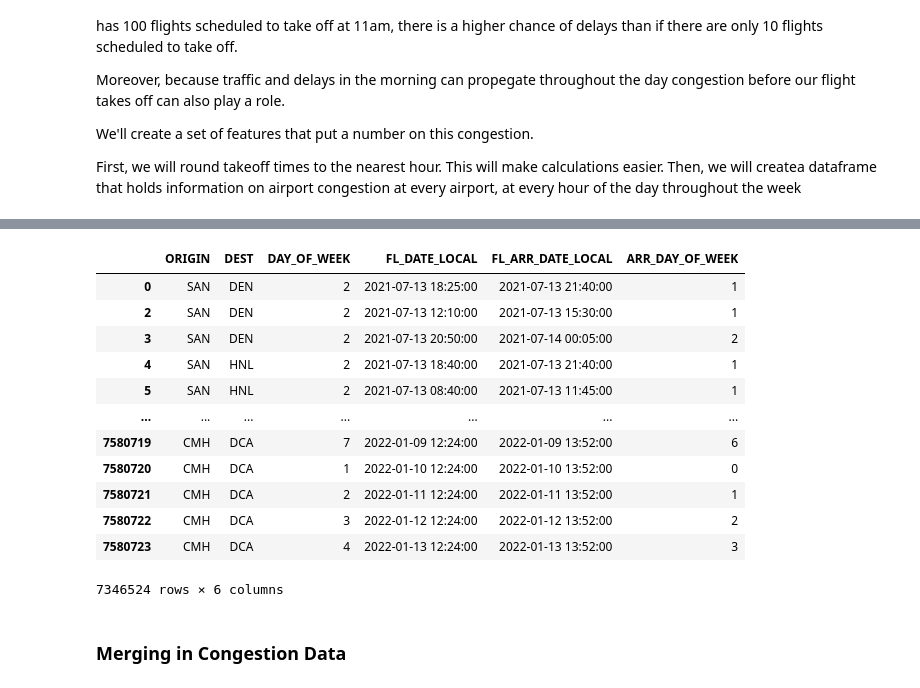
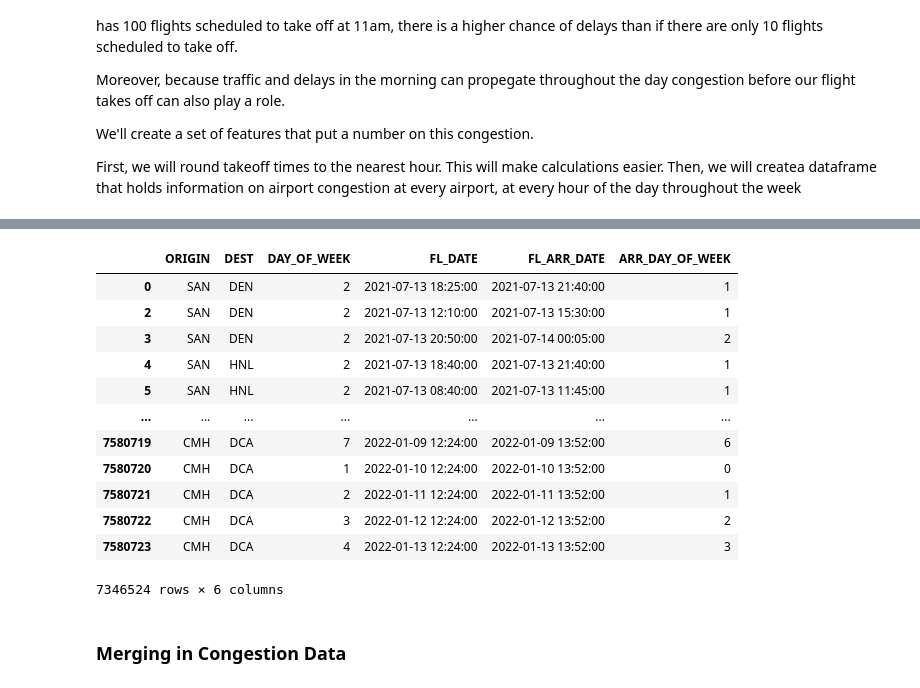
Before and after one commit to robertharrow/detecting-severe-flight-delays, a Jupyter notebook: 1. Data Preparation & Cleaning.ipynb, the cells around one changed output, grey strips where cells are left out. Saved outputs shown, nothing was run; the diff lists cells and outputs as text; code cells hidden in the pictures.

```diff
--- a/1. Data Preparation & Cleaning.ipynb
+++ b/1. Data Preparation & Cleaning.ipynb
@@ -255,9 +255,40 @@ carrier_data['FL_ARR_DATE_LOCAL_ROUNDED'] = carrier_data['FL_ARR_DATE_LOCAL_ROUN
+# %%
+carrier_data['takeoff-hour'] = carrier_data['FL_DATE'].dt.hour.astype(int)
+carrier_data['arriving-hour'] = carrier_data['FL_ARR_DATE'].dt.hour.astype(int)
+# %%
+conditions = [
+    (carrier_data['takeoff-hour'] >= 5) & (carrier_data['takeoff-hour'] <= 8),
+    (carrier_data['takeoff-hour'] >= 8) & (carrier_data['takeoff-hour'] <= 12),
+    (carrier_data['takeoff-hour'] > 12) & (carrier_data['takeoff-hour'] <= 15),
+    (carrier_data['takeoff-hour'] > 15) & (carrier_data['takeoff-hour'] <= 17),
+    (carrier_data['takeoff-hour'] > 17) & (carrier_data['takeoff-hour'] <= 19),
+    (carrier_data['takeoff-hour'] > 19) & (carrier_data['takeoff-hour'] <= 21),
+    (carrier_data['takeoff-hour'] >= 0) & (carrier_data['takeoff-hour'] < 5),
+    (carrier_data['takeoff-hour'] > 21)
+]
+values = ['Early Morning', 'Late Morning', 'Early Afternoon', 'Late Afternoon', 'Early Evening',  'Late Evening', 'Night', 'Night']
+
+carrier_data['takeoff-time-of-day'] = np.select(conditions, values)
+# %%
+arr_conditions = [
+    (carrier_data['arriving-hour'] >= 5) & (carrier_data['arriving-hour'] <= 8),
+    (carrier_data['arriving-hour'] >= 8) & (carrier_data['arriving-hour'] <= 12),
+    (carrier_data['arriving-hour'] > 12) & (carrier_data['arriving-hour'] <= 15),
+    (carrier_data['arriving-hour'] > 15) & (carrier_data['arriving-hour'] <= 17),
+    (carrier_data['arriving-hour'] > 17) & (carrier_data['arriving-hour'] <= 19),
+    (carrier_data['arriving-hour'] > 19) & (carrier_data['arriving-hour'] <= 21),
+    (carrier_data['arriving-hour'] >= 0) & (carrier_data['arriving-hour'] < 5),
+    (carrier_data['arriving-hour'] > 21)
+]
+arr_values = ['Early Morning', 'Late Morning', 'Early Afternoon', 'Late Afternoon', 'Early Evening',  'Late Evening', 'Night', 'Night']
+
+carrier_data['arrival-time-of-day'] = np.select(arr_conditions, arr_values)
 # %%
-carrier_data['ARR_DAY_OF_WEEK'] = carrier_data['FL_ARR_DATE_LOCAL'].dt.dayofweek
+carrier_data['ARR_DAY_OF_WEEK'] = carrier_data['FL_ARR_DATE'].dt.dayofweek
 # %%
-carrier_data[['ORIGIN', 'DEST', 'DAY_OF_WEEK', 'FL_DATE_LOCAL', 'FL_ARR_DATE_LOCAL', 'ARR_DAY_OF_WEEK']]
+carrier_data[['ORIGIN', 'DEST', 'DAY_OF_WEEK', 'FL_DATE', 'FL_ARR_DATE', 'ARR_DAY_OF_WEEK']]
 # %% [output]
-|  | ORIGIN | DEST | DAY_OF_WEEK | FL_DATE_LOCAL | FL_ARR_DATE_LOCAL | ARR_DAY_OF_WEEK |
+|  | ORIGIN | DEST | DAY_OF_WEEK | FL_DATE | FL_ARR_DATE | ARR_DAY_OF_WEEK |
 | 0 | SAN | DEN | 2 | 2021-07-13 18:25:00 | 2021-07-13 21:40:00 | 1 |
 | 2 | SAN | DEN | 2 | 2021-07-13 12:10:00 | 2021-07-13 15:30:00 | 1 |
 | 3 | SAN | DEN | 2 | 2021-07-13 20:50:00 | 2021-07-14 00:05:00 | 2 |
```
Also changed, not shown: parts of 34 cells of this notebook, 4 other files.
